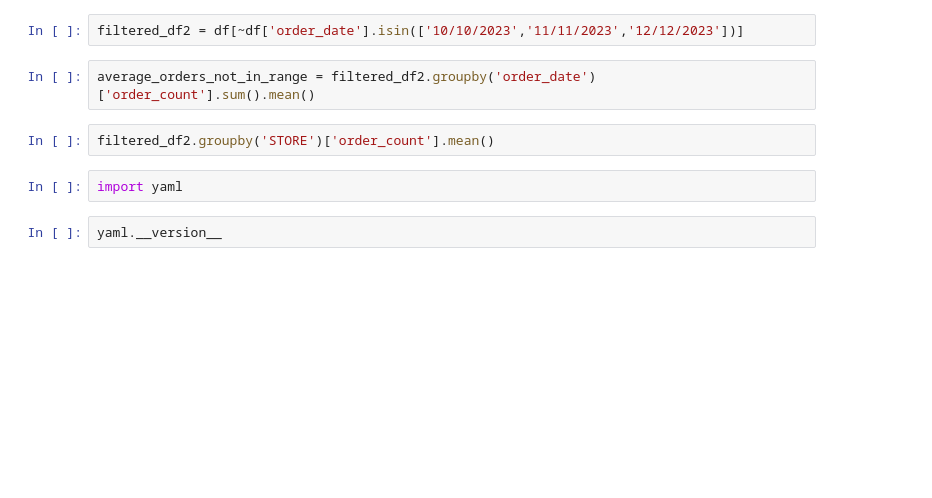
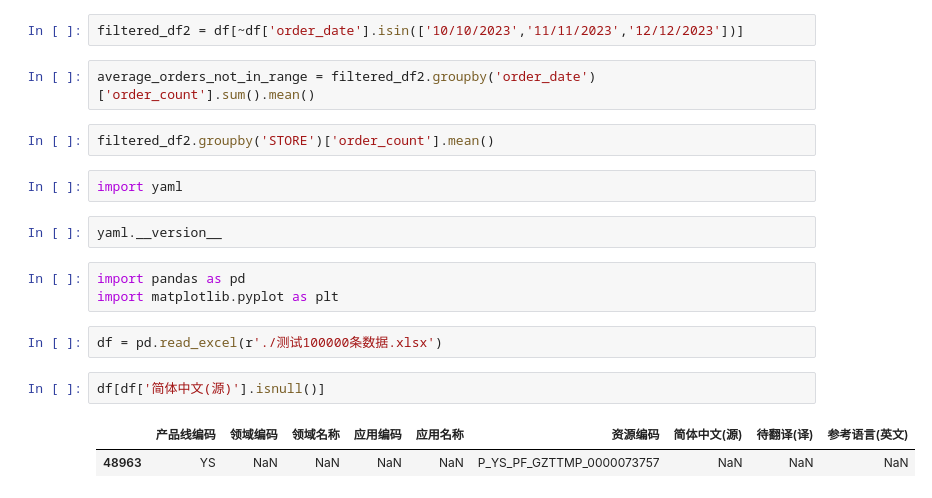
Before and after one commit to princepride/ai-translator, a Jupyter notebook: test.ipynb, the cells around one changed output. Saved outputs shown, nothing was run; the diff lists cells and outputs as text; blank space fills up the shorter version.

```diff
--- a/test.ipynb
+++ b/test.ipynb
@@ -65,3 +65,13 @@ filtered_df2.groupby('STORE')['order_count'].mean()
 import yaml
 # %%
 yaml.__version__
+# %%
+import pandas as pd
+import matplotlib.pyplot as plt
+# %%
+df = pd.read_excel(r'./测试100000条数据.xlsx')
+# %%
+df[df['简体中文(源)'].isnull()]
+# %% [output]
+|  | 产品线编码 | 领域编码 | 领域名称 | 应用编码 | 应用名称 | 资源编码 | 简体中文(源) | 待翻译(译) | 参考语言(英文) |
+| 48963 | YS | NaN | NaN | NaN | NaN | P_YS_PF_GZTTMP_0000073757 | NaN | NaN | NaN |
```
Also changed, not shown: parts of 4 cells of this notebook, 1 other file.
